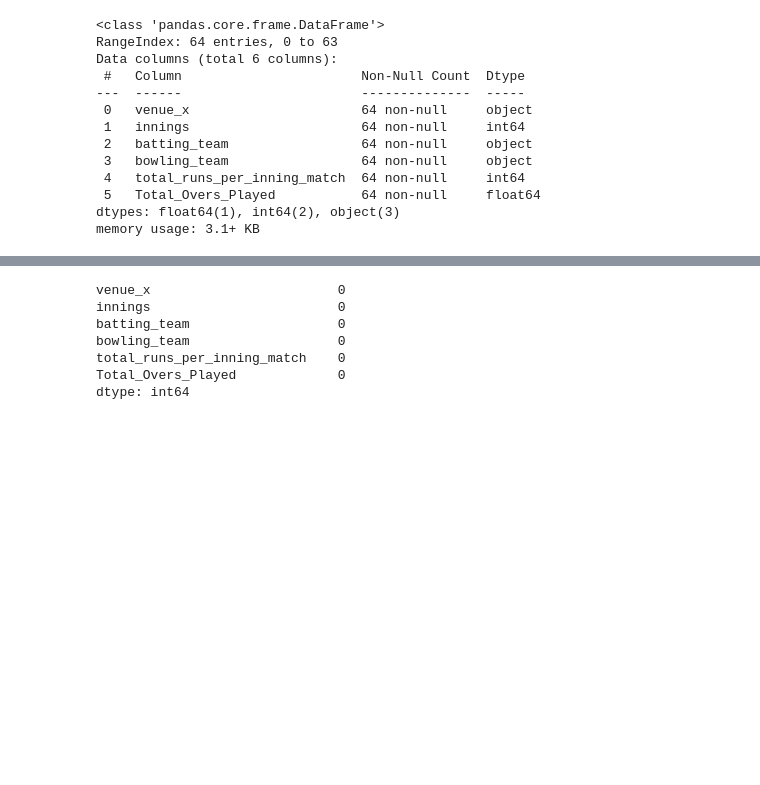
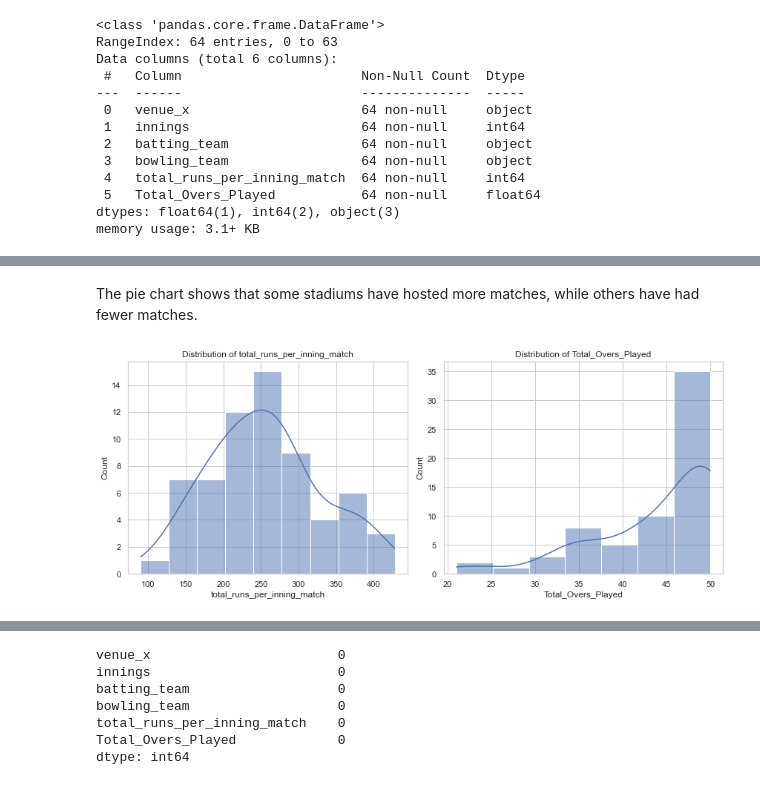
Before and after one commit to NancyPatel11/Data-Mining-Course-Project-3, a Jupyter notebook: code_files/total_over_prediction.ipynb, the cells around one changed output, grey strips where cells are left out. Saved outputs shown, nothing was run; the diff lists cells and outputs as text; code cells hidden in the pictures; blank space fills up the shorter version.

```diff
--- a/code_files/total_over_prediction.ipynb
+++ b/code_files/total_over_prediction.ipynb
@@ -79,0 +162,19 @@ memory usage: 3.1+ KB
+# %% [markdown]
+The pie chart shows that some stadiums have hosted more matches, while others have had fewer matches.
+# %%
+plt.figure(figsize=(12, 5))
+
+# Histogram for 'total_runs_per_inning_match'
+plt.subplot(1, 2, 1)
+sns.histplot(df['total_runs_per_inning_match'], kde=True)
+plt.title('Distribution of total_runs_per_inning_match')
+
+# Histogram for 'Total_Overs_Played'
+plt.subplot(1, 2, 2)
+sns.histplot(df['Total_Overs_Played'], kde=True)
+plt.title('Distribution of Total_Overs_Played')
+
+plt.tight_layout()
+plt.show()
+# %% [output]
+[figure, added]
```
Also changed, not shown: parts of 26 cells of this notebook.
